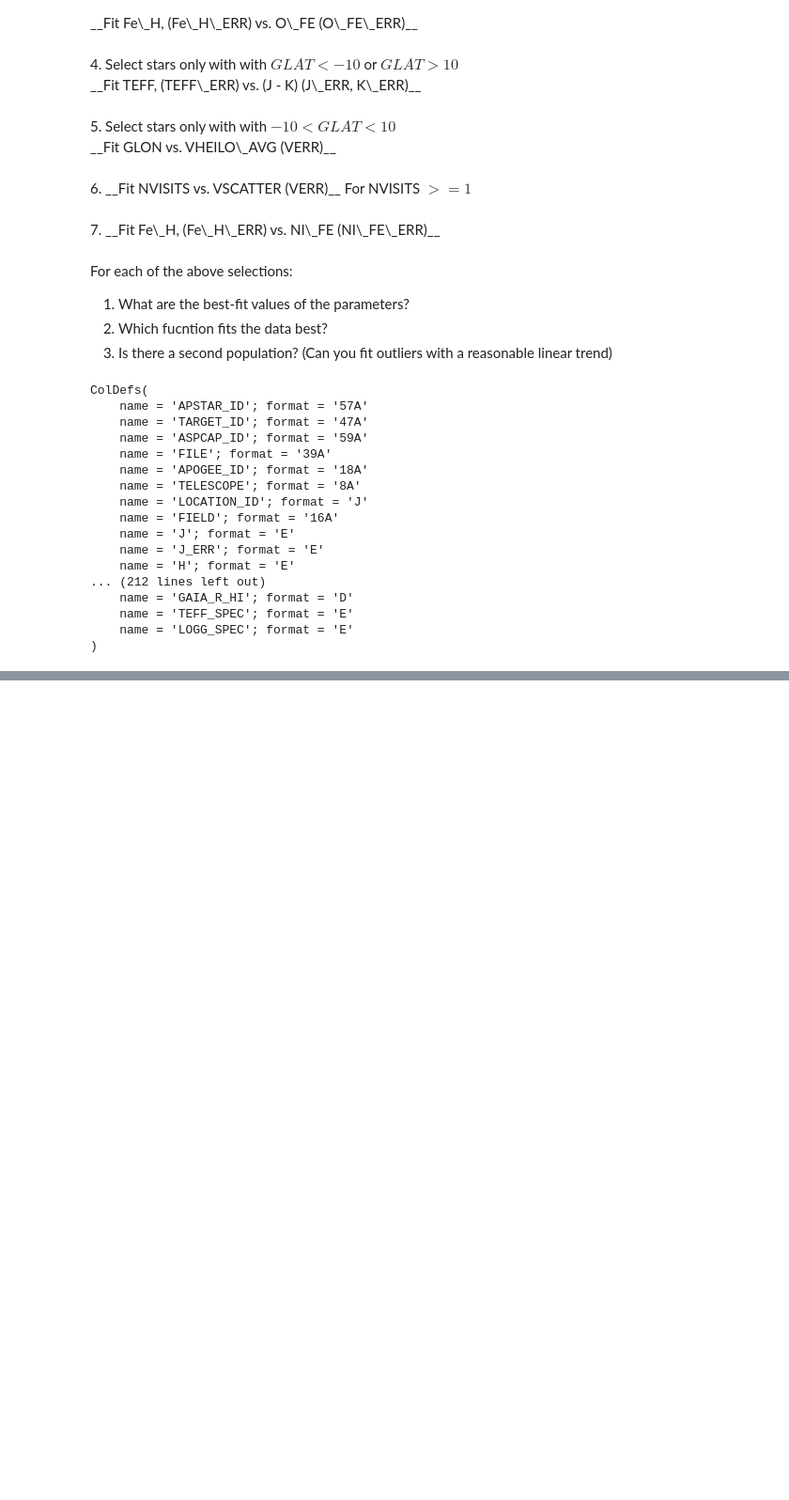
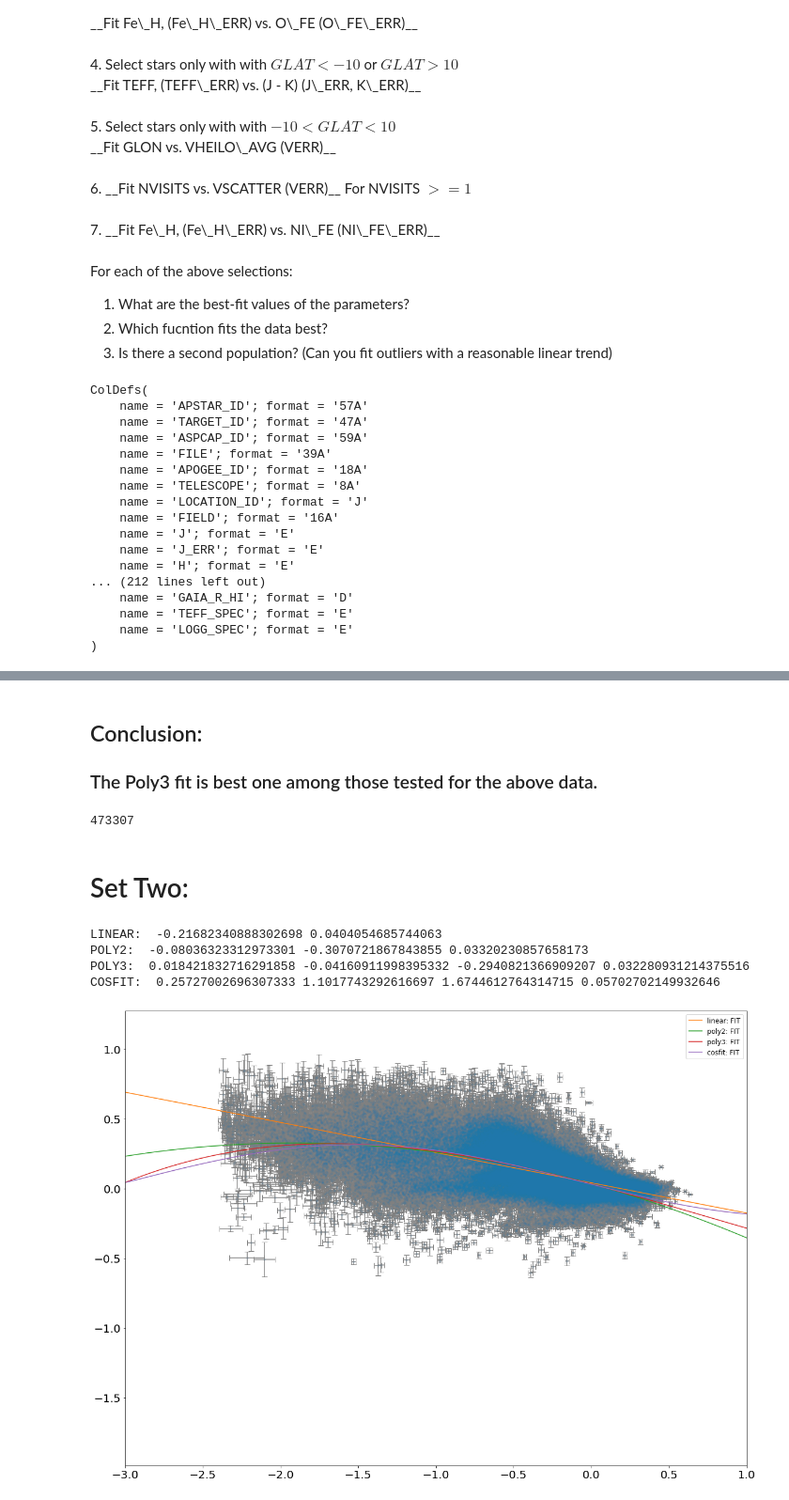
Before and after one commit to Firsttimecoding/Github-PHYS20323, a Jupyter notebook: homework/Week11_HWb.ipynb, the cells around one changed output, grey strips where cells are left out. Shown at 94% size. Drawn from its saved outputs; the diff is of its cells as text; code cells hidden in the pictures; blank space fills up the shorter version.

```diff
--- a/homework/Week11_HWb.ipynb
+++ b/homework/Week11_HWb.ipynb
@@ -314,0 +252,77 @@ LOGFIT:  3.173854545711559 0.003613912184213251 -7.459944546136172 -4.7612370169
+# %% [markdown]
+## Conclusion:
+### The Poly3 fit is best one among those tested for the above data.
+# %%
+len(star['TEFF'])
+len(star['LogG'])
+# %% [output]
+473307
+# %% [markdown]
+# Set Two:
+# %%
+ct3 = (np.bitwise_and(star['aspcapflag'], badbits) == 0) &\
+      (np.bitwise_and(star['starflag'], suspectbits) == 0) &\
+      (star['FE_H'] > -100) & (star['O_FE'] > -100) &\
+      ((star['GLAT'] < -10) | (star['GLAT'] > 10))
+
+cut3 = np.where(ct3)[0]
+
+## create figures
+
+fig_3 = plt.figure(figsize=(20,15)) ## figure plot
+ax_3 = fig_3.add_subplot(111)
+
+## plot the raw data and error bars
+
+ax_3.scatter(star['FE_H'][cut3], star['O_FE'][cut3],s=10,alpha=0.1)
+ax_3.errorbar((star['Fe_H'][cut3]),star['O_FE'][cut3], xerr=(star['Fe_H_ERR'][cut3]), yerr=(star['O_FE_ERR'][cut3]), ecolor='grey',fmt='none', capsize=5, zorder=0)
+
+ax_3.xaxis.set_tick_params(labelsize=20)
+ax_3.yaxis.set_tick_params(labelsize=20)
+
+## Linear Fit:
+
+slope_2, intercept_2 = mcFit2(linear, star['Fe_H'][cut3], star['O_FE'][cut3], star['O_FE_ERR'][cut3], star['Fe_H_ERR'][cut3])
+print("LINEAR: ",slope_2, intercept_2)
+
+## Polynomial degree 2 Fit:
+
+param2_1_1, param2_2_1, param2_3_1 = mcFit3(poly2, star['Fe_H'][cut3], star['O_FE'][cut3], star['O_FE_ERR'][cut3], star['Fe_H_ERR'][cut3])
+print("POLY2: ", param2_1_1, param2_2_1, param2_3_1)
+
+## Polynomial degree 3 Fit:
+
+param2_1_2, param2_2_2, param2_3_2, param2_4_2 = mcFit4(poly3, star['Fe_H'][cut3], star['O_FE'][cut3], star['O_FE_ERR'][cut3], star['Fe_H_ERR'][cut3])
+print("POLY3: ", param2_1_2, param2_2_2, param2_3_2, param2_4_2)
+
+## Cosine Fit:
+
+param2_1_3, param2_2_3, param2_3_3, param2_4_3 = mcFit4(cosfit, star['Fe_H'][cut3], star['O_FE'][cut3], star['O_FE_ERR'][cut3], star['Fe_H_ERR'][cut3])
+print("COSFIT: ", param2_1_3, param2_2_3, param2_3_3, param2_4_3)
+
+## Exponential Fit:
+
+#param2_1_4, param2_2_4, param2_3_4, param2_4_4 = mcFit4(exponential, star['Fe_H'][cut3], star['O_FE'][cut3], star['O_FE_ERR'][cut3], star['Fe_H_ERR'][cut3])
+#print("EXPONENTIAL: ", param1_3, param2_3,param3_3, param4_3)
+
+# PLOT FITS
+x_plot_2 = np.linspace(-5,1,1000) # X-PLOTING FOR FITS
+#linear fit:
+ax_3.plot(x_plot_2,linear(x_plot_2, slope_2, intercept_2), label='linear: FIT')
+#poly2 fit:
+ax_3.plot(x_plot_2,poly2(x_plot_2, param2_1_1, param2_2_1, param2_3_1), label='poly2: FIT')
+#poly3 fit:
+ax_3.plot(x_plot_2,poly3(x_plot_2, param2_1_2, param2_2_2, param2_3_2, param2_4_2), label='poly3: FIT')
+#cosine fit:
+ax_3.plot(x_plot_2,cosfit(x_plot_2, param2_1_3, param2_2_3, param2_3_3, param2_4_3), label='cosfit: FIT')
+
+ax_3.set_xlim(-3,1)
+
+plt.legend(loc='best', fontsize=12)
+plt.show()
+# %% [output]
+LINEAR:  -0.21682340888302698 0.0404054685744063
+POLY2:  -0.08036323312973301 -0.3070721867843855 0.03320230857658173
+POLY3:  0.018421832716291858 -0.04160911998395332 -0.2940821366909207 0.032280931214375516
+COSFIT:  0.25727002696307333 1.1017743292616697 1.6744612764314715 0.05702702149932646
+[figure, added]
```
Also changed, not shown: parts of 16 cells of this notebook.
